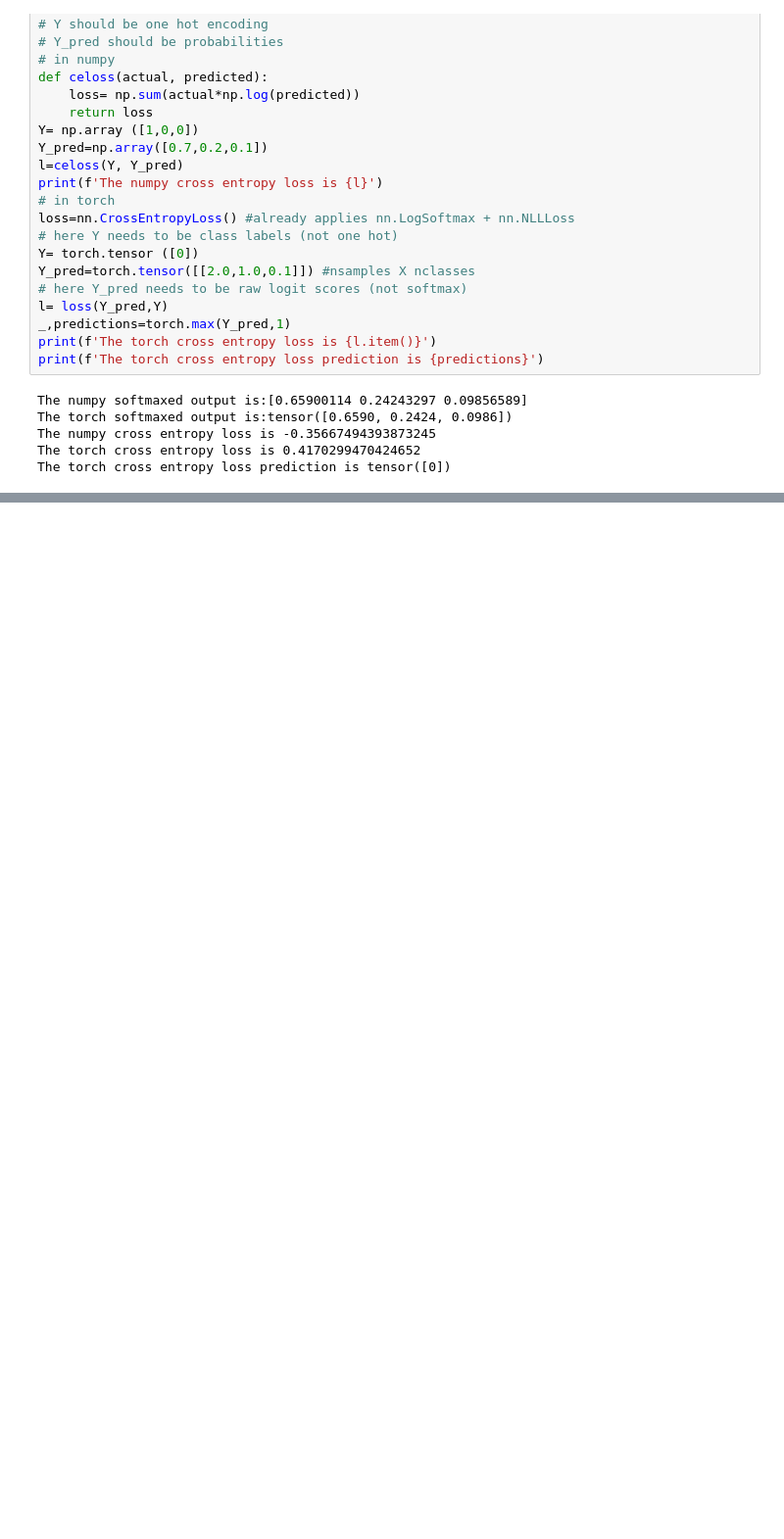
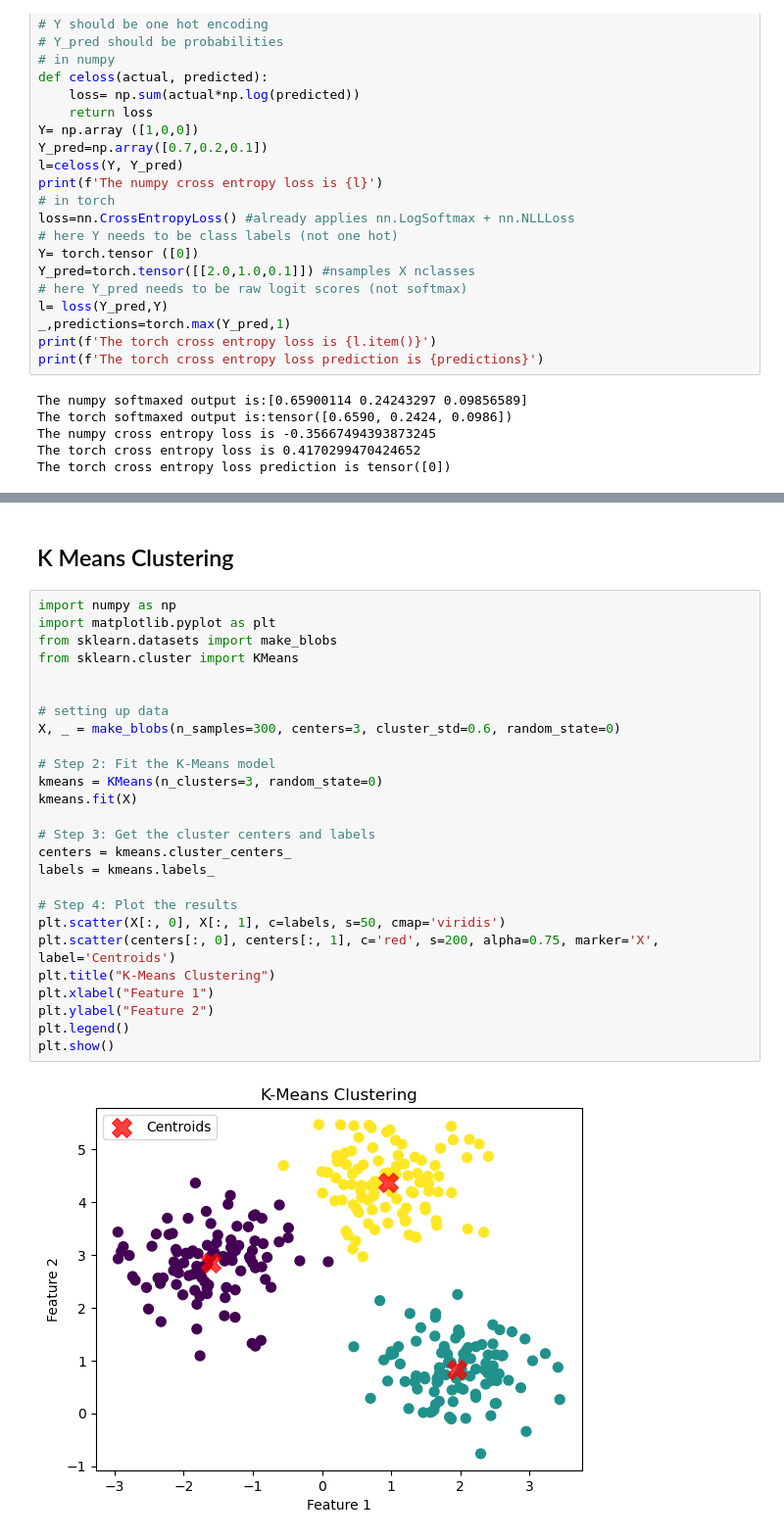
Before and after one commit to ruchiradhar/learninglab_ai, a Jupyter notebook: learning_ml.ipynb, the cells around one changed output, grey strips where cells are left out. Shown at 98% size. Saved outputs shown, nothing was run; the diff lists cells and outputs as text; blank space fills up the shorter version.

```diff
--- a/learning_ml.ipynb
+++ b/learning_ml.ipynb
@@ -663,0 +815,30 @@ Applications: NLP, Sentiment Analysis, Spam Classification
+# %% [markdown]
+## K Means Clustering
+# %%
+import numpy as np
+import matplotlib.pyplot as plt
+from sklearn.datasets import make_blobs
+from sklearn.cluster import KMeans
+
+
+# setting up data
+X, _ = make_blobs(n_samples=300, centers=3, cluster_std=0.6, random_state=0)
+
+# Step 2: Fit the K-Means model
+kmeans = KMeans(n_clusters=3, random_state=0)
+kmeans.fit(X)
+
+# Step 3: Get the cluster centers and labels
+centers = kmeans.cluster_centers_
+labels = kmeans.labels_
+
+# Step 4: Plot the results
+plt.scatter(X[:, 0], X[:, 1], c=labels, s=50, cmap='viridis')
+plt.scatter(centers[:, 0], centers[:, 1], c='red', s=200, alpha=0.75, marker='X', label='Centroids')
+plt.title("K-Means Clustering")
+plt.xlabel("Feature 1")
+plt.ylabel("Feature 2")
+plt.legend()
+plt.show()
+# %% [output]
+[figure, added]
```
Also changed, not shown: parts of 23 cells of this notebook, 2 other files.
